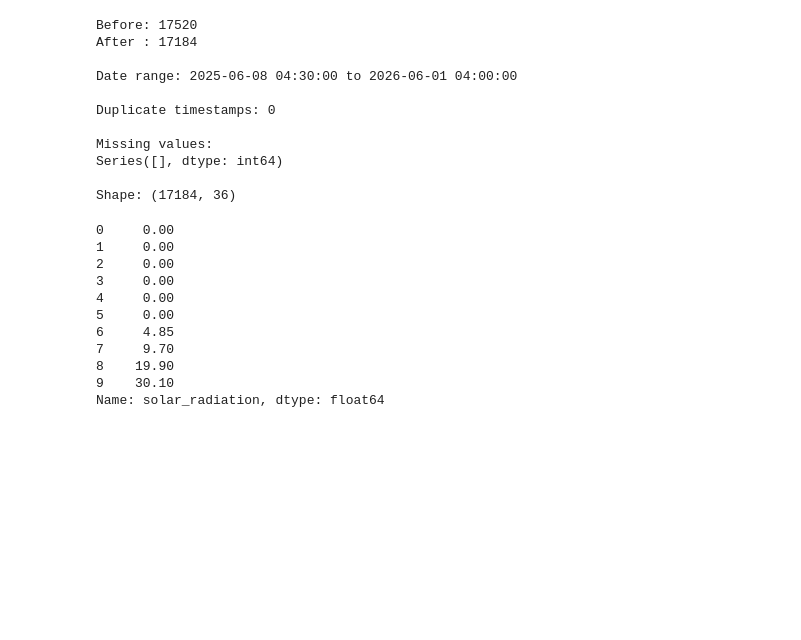
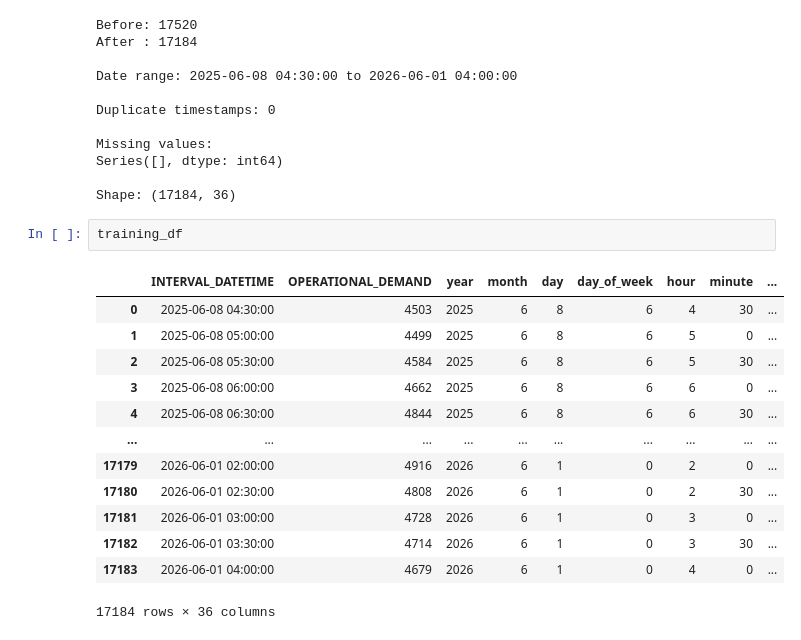
Before and after one commit to abeythomas1997/nem-demand-forecasting, a Jupyter notebook: notebooks/dummi.ipynb, the cells around one changed output. Drawn from its saved outputs; the diff is of its cells as text; blank space fills up the shorter version.

```diff
--- a/notebooks/dummi.ipynb
+++ b/notebooks/dummi.ipynb
@@ -952,15 +952,18 @@ Series([], dtype: int64)
 
 Shape: (17184, 36)
 # %%
+training_df
 # %% [output]
+|  | INTERVAL_DATETIME | OPERATIONAL_DEMAND | year | month | day | day_of_week | hour | minute | ... |
+| 0 | 2025-06-08 04:30:00 | 4503 | 2025 | 6 | 8 | 6 | 4 | 30 | ... |
+| 1 | 2025-06-08 05:00:00 | 4499 | 2025 | 6 | 8 | 6 | 5 | 0 | ... |
+| 2 | 2025-06-08 05:30:00 | 4584 | 2025 | 6 | 8 | 6 | 5 | 30 | ... |
+| 3 | 2025-06-08 06:00:00 | 4662 | 2025 | 6 | 8 | 6 | 6 | 0 | ... |
+| 4 | 2025-06-08 06:30:00 | 4844 | 2025 | 6 | 8 | 6 | 6 | 30 | ... |
+| ... | ... | ... | ... | ... | ... | ... | ... | ... | ... |
+| 17179 | 2026-06-01 02:00:00 | 4916 | 2026 | 6 | 1 | 0 | 2 | 0 | ... |
+| 17180 | 2026-06-01 02:30:00 | 4808 | 2026 | 6 | 1 | 0 | 2 | 30 | ... |
+| 17181 | 2026-06-01 03:00:00 | 4728 | 2026 | 6 | 1 | 0 | 3 | 0 | ... |
+| 17182 | 2026-06-01 03:30:00 | 4714 | 2026 | 6 | 1 | 0 | 3 | 30 | ... |
+| 17183 | 2026-06-01 04:00:00 | 4679 | 2026 | 6 | 1 | 0 | 4 | 0 | ... |
-0     0.00
-1     0.00
-2     0.00
-3     0.00
-4     0.00
-5     0.00
-6     4.85
-7     9.70
-8    19.90
-9    30.10
-Name: solar_radiation, dtype: float64
+17184 rows × 36 columns
```
Also changed, not shown: parts of 35 cells of this notebook, 8 other files.
